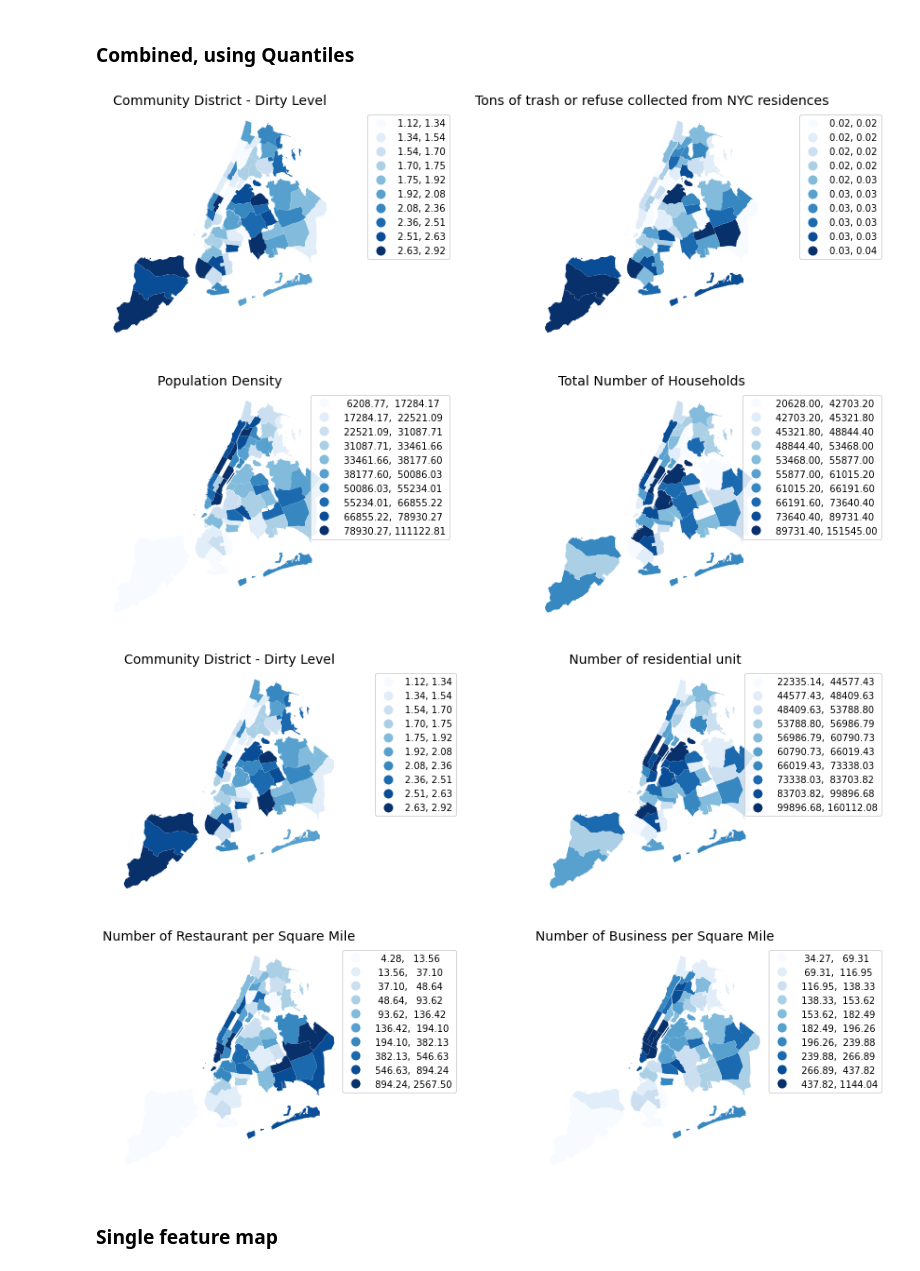
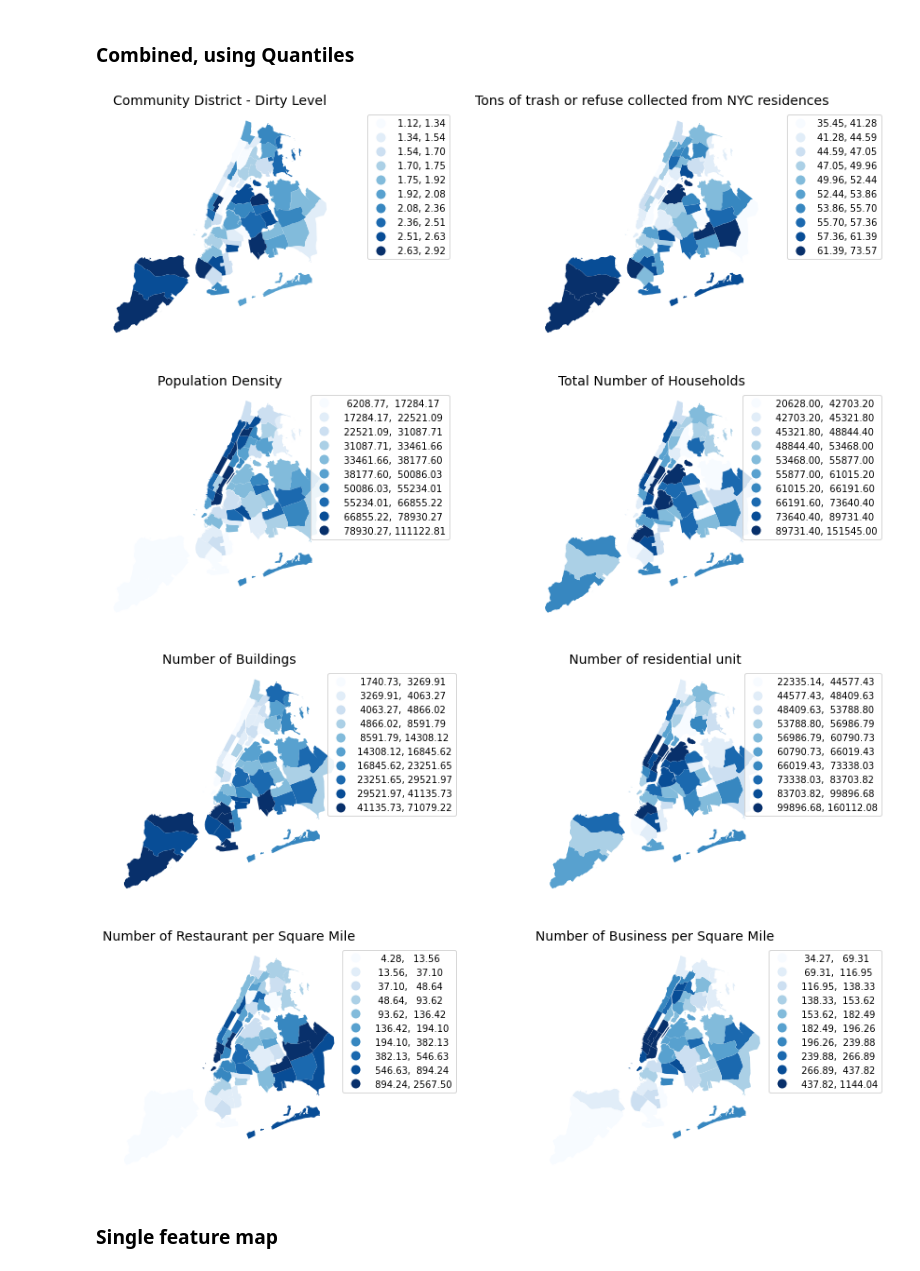
Before and after one commit to glpincus/NYCclean_ML4C, a Jupyter notebook: map_viz.ipynb, the cells around one changed output. Cells and saved outputs as stored; diff of their text form; code cells hidden in the pictures.

```diff
--- a/map_viz.ipynb
+++ b/map_viz.ipynb
@@ -59,6 +59,8 @@ cd_merge.head()
 | 3 | 4 | 205 | 3.831698e+07 | 29443.048129 | POLYGON ((-73.89138 40.86171, -73... | BX05 | BX05 | 2018.830508 | 6.491525 | ... |
 | 4 | 5 | 207 | 5.331180e+07 | 44812.008517 | POLYGON ((-73.87519 40.87158, -73... | BX07 | BX07 | 2018.830508 | 6.491525 | ... |
 5 rows × 50 columns
+# %%
+cd_merge['REFUSETONSCOLLECTED'] = cd_merge['REFUSETONSCOLLECTED_pp']*2000
 # %% [markdown]
 ### Combined
 # %%
@@ -97,7 +99,7 @@ cd_merge.plot(column='dirty_level',categorical=False,cmap='Blues',legend=True, \
               legend_kwds={'bbox_to_anchor': (1.5, 1)}, scheme='Quantiles', k=10, ax=axs[0,0] )
 axs[0,0].set_title('Community District - Dirty Level',fontsize=14)
 
-cd_merge.plot(column='REFUSETONSCOLLECTED_pp',categorical=False,cmap='Blues',legend=True, \
+cd_merge.plot(column='REFUSETONSCOLLECTED',categorical=False,cmap='Blues',legend=True, \
               legend_kwds={'bbox_to_anchor': (1.5, 1)}, scheme='Quantiles', k=10, ax=axs[0,1])
 axs[0,1].set_title('Tons of trash or refuse collected from NYC residences',fontsize=14)
 
@@ -116,34 +118,34 @@ for ax in axs.flat:
 plt.savefig('cd_combined_quantiles.png',dpi=300)
 plt.show()
 # %% [output]
-[figure, old version]
+[figure, new version]
 # %%
 fig, axs = plt.subplots(2, 2, figsize=(15,10))
 
-cd_merge.plot(column='dirty_level',categorical=False,cmap='Blues',legend=True, \
+cd_merge.plot(column='numbldgs',categorical=False,cmap='Blues',legend=True, \
               legend_kwds={'bbox_to_anchor': (1.5, 1)}, scheme='Quantiles', k=10, ax=axs[0,0] )
-axs[0,0].set_title('Community District - Dirty Level',fontsize=14)
+axs[0,0].set_title('Number of Buildings',fontsize=14)
 
 cd_merge.plot(column='unitstotal',categorical=False,cmap='Blues',legend=True, \
               legend_kwds={'bbox_to_anchor': (1.5, 1)}, scheme='Quantiles', k=10, ax=axs[0,1])
 axs[0,1].set_title('Number of residential unit',fontsize=14)
 
 cd_merge.plot(column='restaurant_sqmi',categorical=False,cmap='Blues',legend=True, \
               legend_kwds={'bbox_to_anchor': (1.5, 1)}, scheme='Quantiles', k=10, ax=axs[1,0] )
 axs[1,0].set_title('Number of Restaurant per Square Mile',fontsize=14)
 
 cd_merge.plot(column='business_sqmi',categorical=False,cmap='Blues',legend=True, \
               legend_kwds={'bbox_to_anchor': (1.5, 1)}, scheme='Quantiles', k=10, ax=axs[1,1])
 axs[1,1].set_title('Number of Business per Square Mile',fontsize=14)
 
 for ax in axs.flat:
   ax.axis('off')
 
 # plt.tight_layout()
 plt.savefig('cd_combined_quantiles_lu.png',dpi=300)
 plt.show()
 # %% [output]
-[figure, old version]
+[figure, new version]
 # %% [markdown]
 ### Single feature map
 # %%
```
Also changed, not shown: parts of 3 cells of this notebook.
